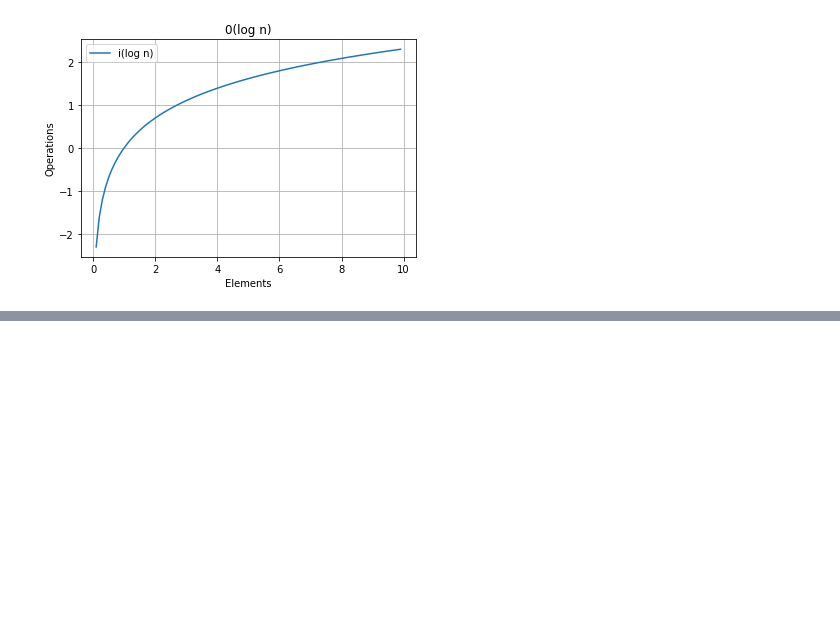
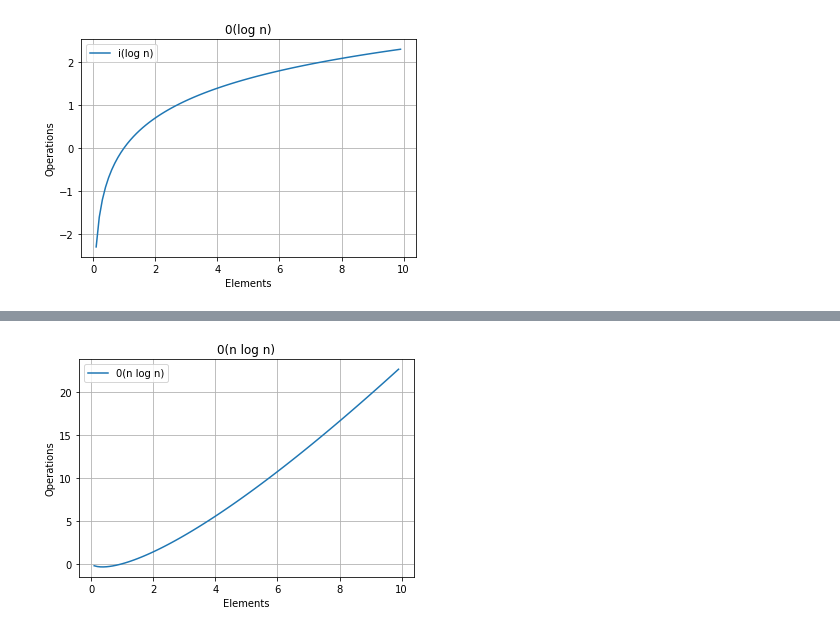
Before and after one commit to ravinder79/python-exercises, a Jupyter notebook: python-basics.ipynb, the cells around one changed output, grey strips where cells are left out. Saved outputs shown, nothing was run; the diff lists cells and outputs as text; code cells hidden in the pictures; blank space fills up the shorter version.

```diff
--- a/python-basics.ipynb
+++ b/python-basics.ipynb
@@ -445,0 +448,11 @@ plt.grid()
+# %%
+x = [i*0.1 for i in range(1,100)]
+y = [math.log(x)*x for x in x]
+plt.plot(x,y, label = '0(n log n)')
+plt.title("0(n log n)")
+plt.xlabel('Elements')
+plt.ylabel('Operations')
+plt.legend(loc='best')
+plt.grid()
+# %% [output]
+[figure, added]
```
Also changed, not shown: parts of 1 cell of this notebook.
